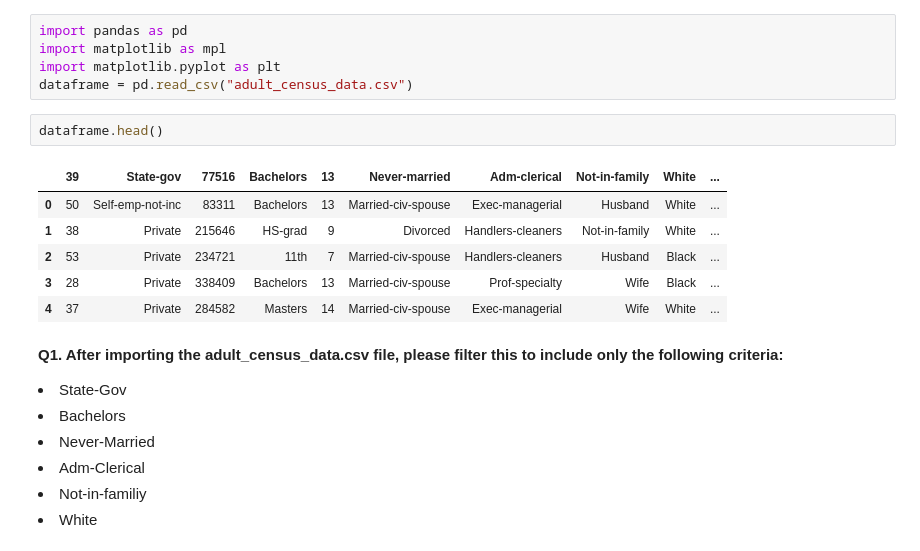
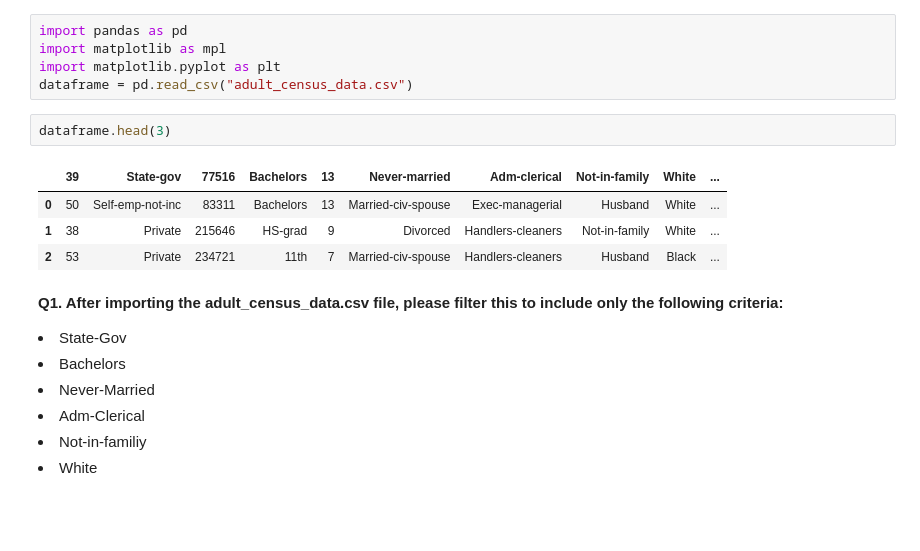
Before and after one commit to Katierjoh/Springboard-Technical-Mock-Interview-, a Jupyter notebook: Mock Interview Python Student Facing Questions .ipynb, the cells around one changed output. Cells and saved outputs as stored; diff of their text form; blank space fills up the shorter version.

```diff
--- a/Mock Interview Python Student Facing Questions .ipynb
+++ b/Mock Interview Python Student Facing Questions .ipynb
@@ -6,14 +6,12 @@ import matplotlib as mpl
 import matplotlib.pyplot as plt
 dataframe = pd.read_csv("adult_census_data.csv")
 # %%
-dataframe.head()
+dataframe.head(3)
 # %% [output]
 |  | 39 | State-gov | 77516 | Bachelors | 13 | Never-married | Adm-clerical | Not-in-family | White | ... |
 | 0 | 50 | Self-emp-not-inc | 83311 | Bachelors | 13 | Married-civ-spouse | Exec-managerial | Husband | White | ... |
 | 1 | 38 | Private | 215646 | HS-grad | 9 | Divorced | Handlers-cleaners | Not-in-family | White | ... |
 | 2 | 53 | Private | 234721 | 11th | 7 | Married-civ-spouse | Handlers-cleaners | Husband | Black | ... |
-| 3 | 28 | Private | 338409 | Bachelors | 13 | Married-civ-spouse | Prof-specialty | Wife | Black | ... |
-| 4 | 37 | Private | 284582 | Masters | 14 | Married-civ-spouse | Exec-managerial | Wife | White | ... |
 # %% [markdown]
 <b> Q1. After importing the adult_census_data.csv file, please filter this to include only the following criteria: </b>
 <p>
```
Also changed, not shown: parts of 9 cells of this notebook.
